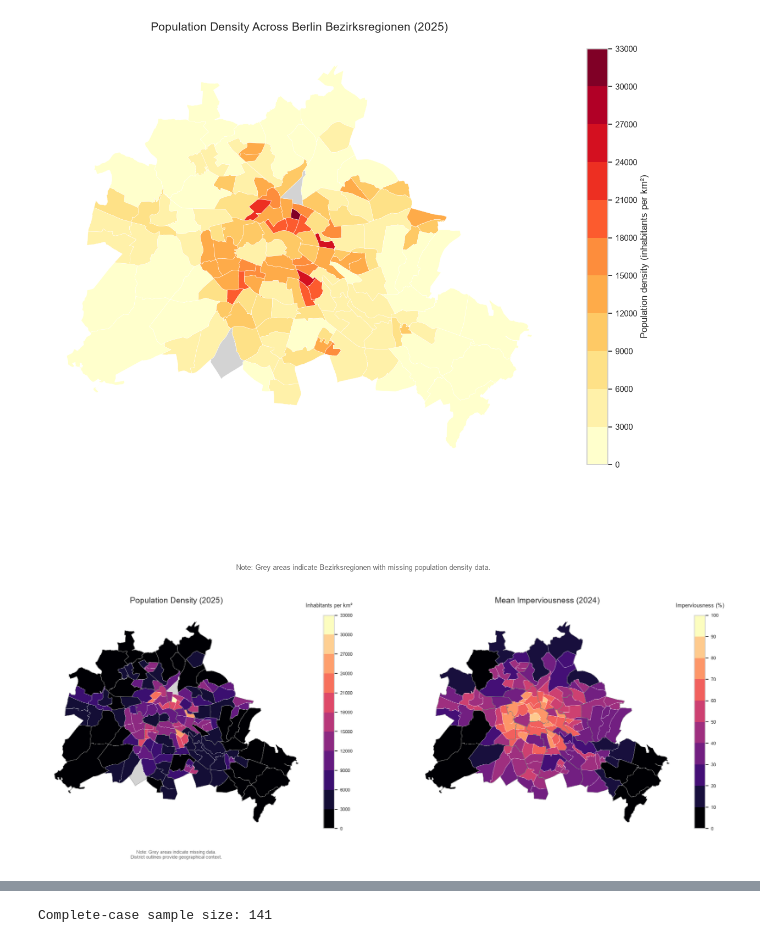
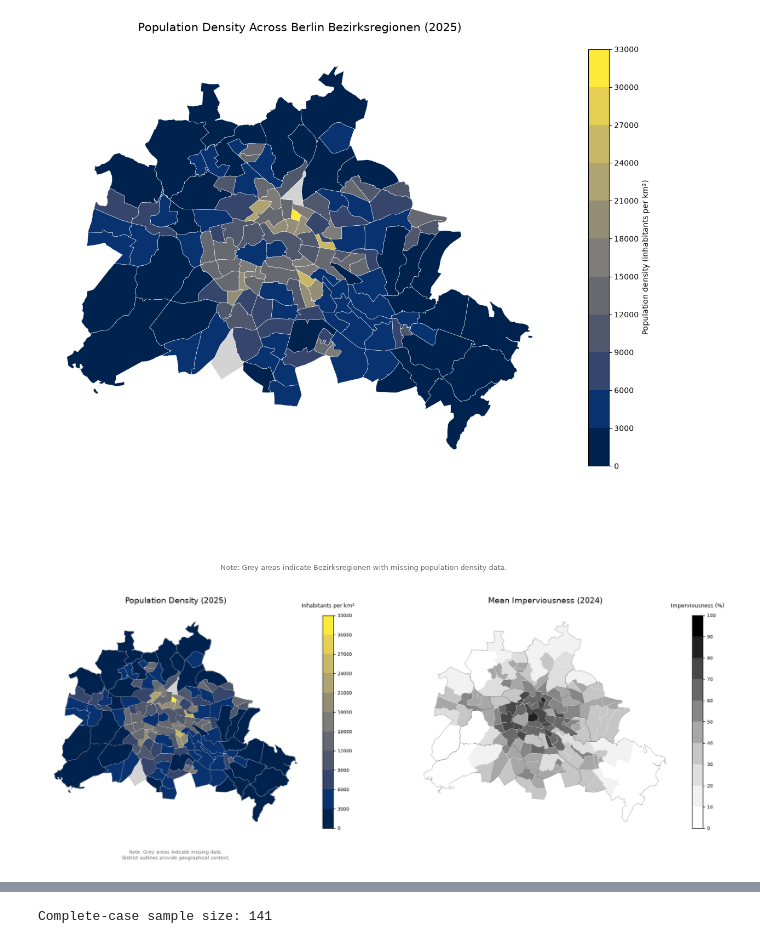
Before and after one commit to lodimarcello/Capstone_project_Lorenzo, a Jupyter notebook: final_analysis_urban.ipynb, the cells around one changed output, grey strips where cells are left out. Drawn from its saved outputs; the diff is of its cells as text; code cells hidden in the pictures.

```diff
--- a/final_analysis_urban.ipynb
+++ b/final_analysis_urban.ipynb
@@ -21,6 +21,14 @@ print(spatial_data.columns.tolist())
 
 # Preview the data
 display(spatial_data.head())
+
+# Urban environment
+urban_palettes = {
+    "population": "cividis",
+    "imperviousness": "Greys",
+    "tree_cover": "viridis",
+    "green_natural": "YlGn"
+}
 # %% [output]
 Dataset shape: (143, 15)
 
@@ -106,7 +114,7 @@ upper_bound = int(np.ceil(max_density / 3000) * 3000)
 boundaries = np.arange(0, upper_bound + 3000, 3000)
 
 # Create a discrete colour palette and matching intervals
-cmap = plt.get_cmap("YlOrRd", len(boundaries) - 1)
+cmap = plt.get_cmap(urban_palettes["population"], len(boundaries) - 1)
 
 from matplotlib.colors import BoundaryNorm
 norm = BoundaryNorm(boundaries, cmap.N)
@@ -136,34 +144,34 @@ cbar = fig.colorbar(
     ax=ax,
     boundaries=boundaries,
     ticks=boundaries,
     shrink=0.65,
     spacing="uniform"
 )
 
 cbar.set_label("Population density (inhabitants per km²)")
 
 # Add title and remove axes
 ax.set_title(
     "Population Density Across Berlin Bezirksregionen (2025)",
     fontsize=15,
     pad=20
 )
 
 ax.set_axis_off()
 
 # Add a note explaining missing data
 fig.text(
     0.5, 0.025,
     "Note: Grey areas indicate Bezirksregionen with missing population density data.",
     ha="center",
     fontsize=9,
     color="dimgray"
 )
 
 plt.tight_layout()
 plt.show()
 # %% [output]
-[figure, old version]
+[figure, new version]
 # %%
 # Define population density intervals in steps of 3,000
 density_max = berlin_map["population_density_km2"].max()
@@ -174,8 +182,8 @@ density_boundaries = np.arange(0, density_upper + 3000, 3000)
 impervious_boundaries = np.arange(0, 110, 10)
 
 # Create perceptually uniform colour palettes
-density_cmap = plt.get_cmap("magma", len(density_boundaries) - 1)
-impervious_cmap = plt.get_cmap("magma", len(impervious_boundaries) - 1)
+density_cmap = plt.get_cmap(urban_palettes["population"], len(density_boundaries) - 1)
+impervious_cmap = plt.get_cmap(urban_palettes["imperviousness"], len(impervious_boundaries) - 1)
 
 from matplotlib.colors import BoundaryNorm
 
@@ -303,7 +311,7 @@ plt.subplots_adjust(
 
 plt.show()
 # %% [output]
-[figure, old version]
+[figure, new version]
 # %%
 # Check whether tree-cover data contains missing values
 tree_missing = berlin_map["tree_cover_mean"].isna().sum()
```
Also changed, not shown: parts of 15 cells of this notebook, 13 other files.
